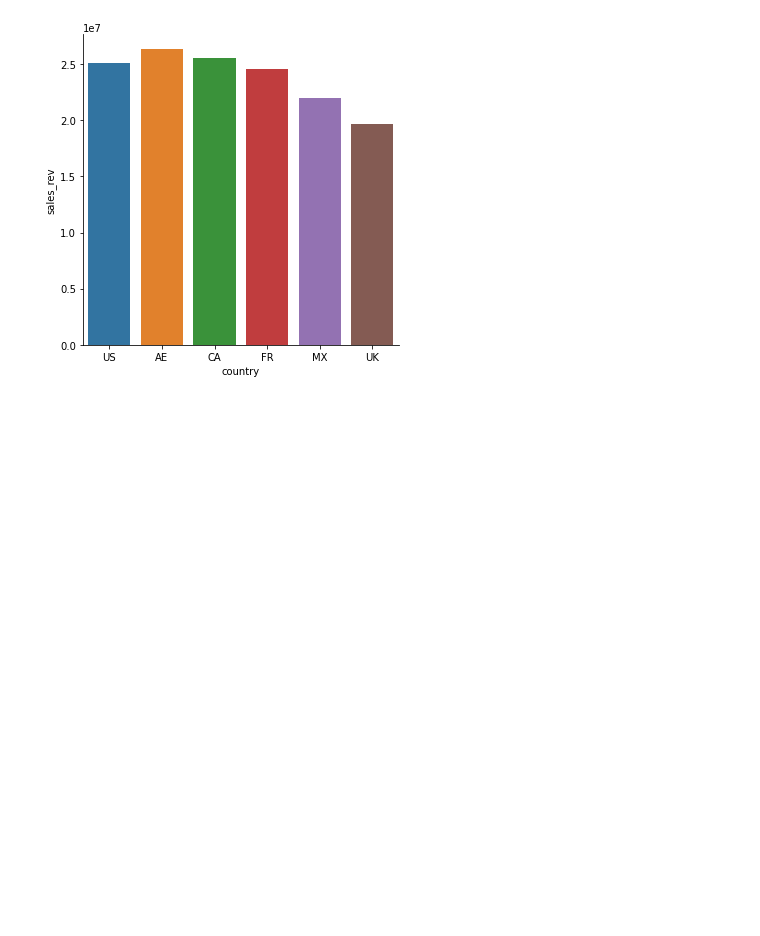
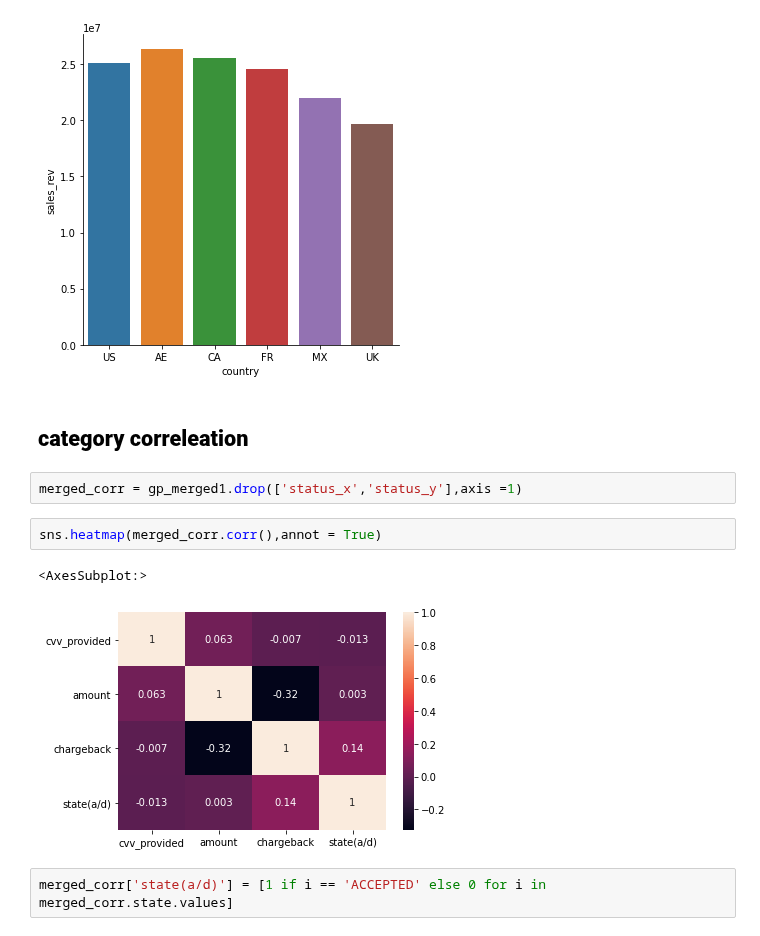
Before and after one commit to godwinnwalozie/Exploratory_Analysis_Pandas, a Jupyter notebook: Globepay/Globepay- Analysis.ipynb, the cells around one changed output. Cells and saved outputs as stored; diff of their text form; blank space fills up the shorter version.

Commit message:
heatmap

```diff
--- a/Globepay/Globepay- Analysis.ipynb
+++ b/Globepay/Globepay- Analysis.ipynb
@@ -165,3 +165,14 @@ ctry
 sns.catplot(data = ctry , x = ctry.country , y = ctry.sales_rev , kind = 'bar');
 # %% [output]
 [figure]
+# %% [markdown]
+## **category correleation**
+# %%
+merged_corr = gp_merged1.drop(['status_x','status_y'],axis =1)
+# %%
+sns.heatmap(merged_corr.corr(),annot = True)
+# %% [output]
+<AxesSubplot:>
+[figure, added]
+# %%
+merged_corr['state(a/d)'] = [1 if i == 'ACCEPTED' else 0 for i in merged_corr.state.values]
```
Also changed, not shown: parts of 4 cells of this notebook.
